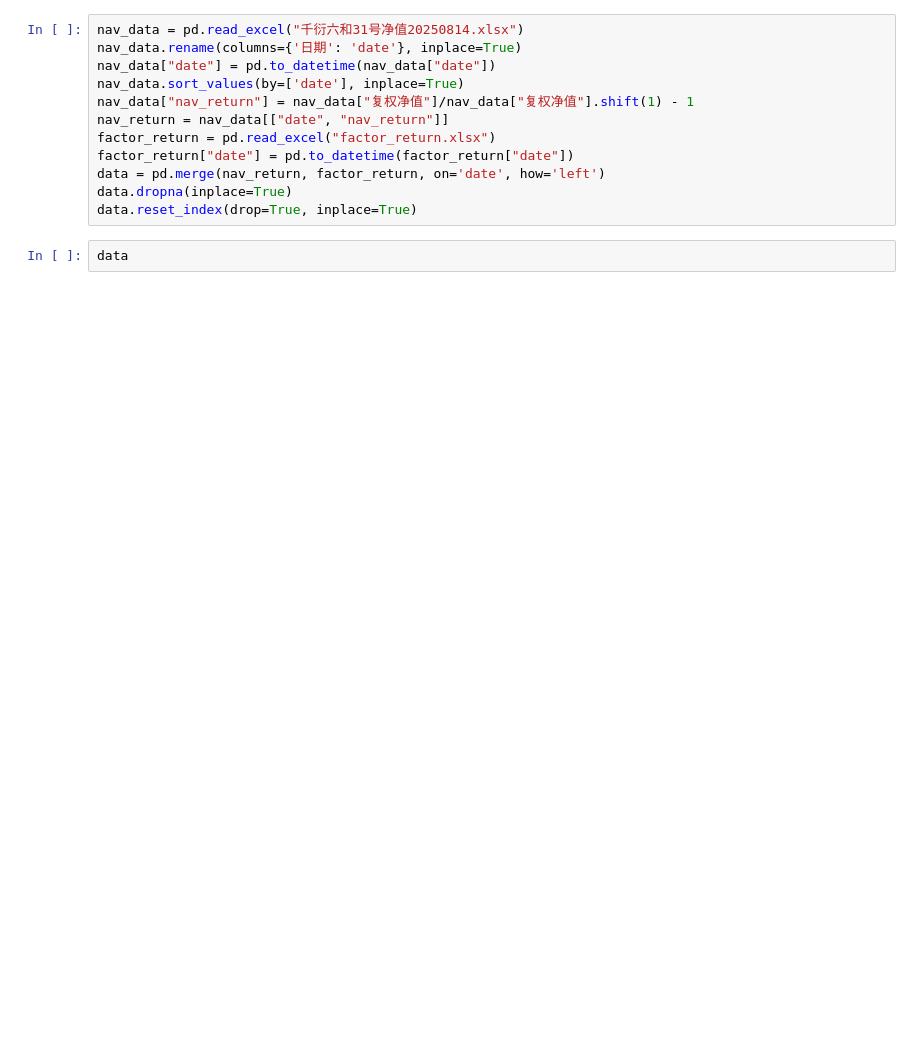
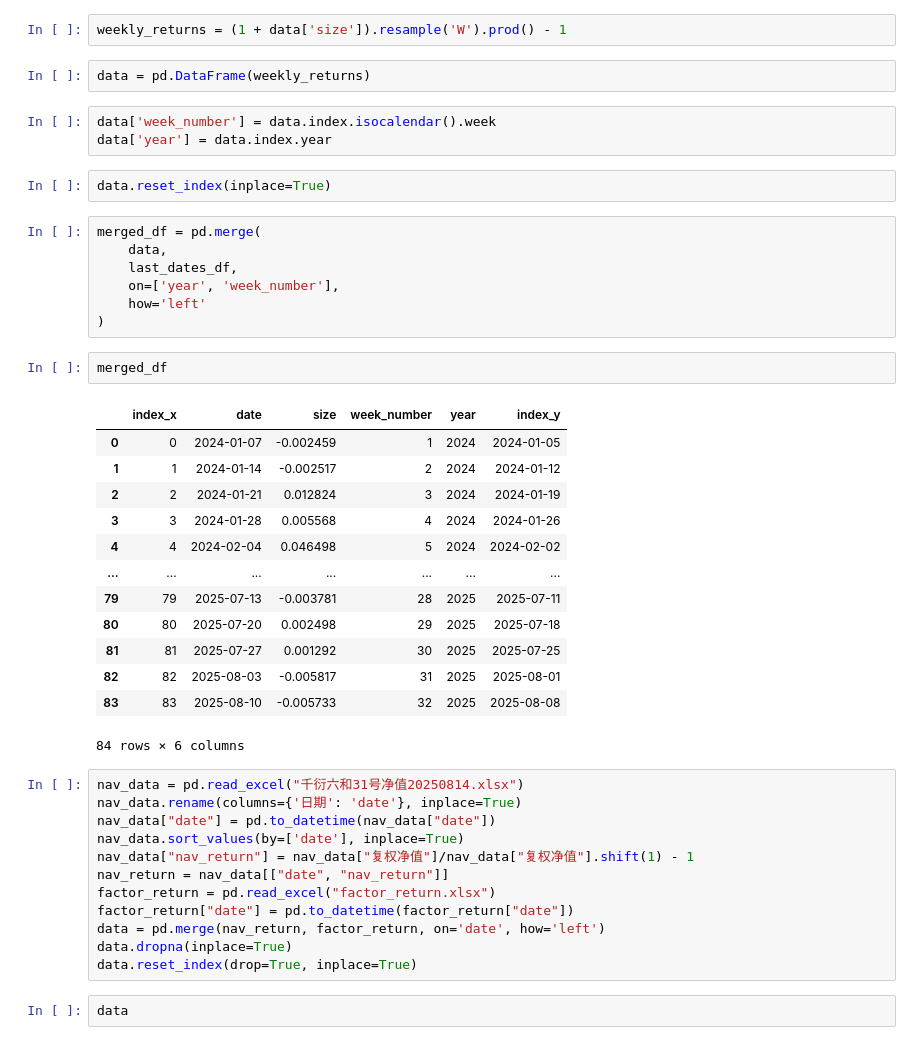
Before and after one commit to Slow-birds/Private_nav_research, a Jupyter notebook: test.ipynb, the cells around one changed output. Drawn from its saved outputs; the diff is of its cells as text; blank space fills up the shorter version.

```diff
--- a/test.ipynb
+++ b/test.ipynb
@@ -42,3 +73,35 @@ warnings.filterwarnings('ignore')
+# %%
+weekly_returns = (1 + data['size']).resample('W').prod() - 1
+# %%
+data = pd.DataFrame(weekly_returns)
+# %%
+data['week_number'] = data.index.isocalendar().week
+data['year'] = data.index.year
+# %%
+data.reset_index(inplace=True)
+# %%
+merged_df = pd.merge(
+    data,
+    last_dates_df,
+    on=['year', 'week_number'],
+    how='left'
+)
+# %%
+merged_df
+# %% [output]
+|  | index_x | date | size | week_number | year | index_y |
+| 0 | 0 | 2024-01-07 | -0.002459 | 1 | 2024 | 2024-01-05 |
+| 1 | 1 | 2024-01-14 | -0.002517 | 2 | 2024 | 2024-01-12 |
+| 2 | 2 | 2024-01-21 | 0.012824 | 3 | 2024 | 2024-01-19 |
+| 3 | 3 | 2024-01-28 | 0.005568 | 4 | 2024 | 2024-01-26 |
+| 4 | 4 | 2024-02-04 | 0.046498 | 5 | 2024 | 2024-02-02 |
+| ... | ... | ... | ... | ... | ... | ... |
+| 79 | 79 | 2025-07-13 | -0.003781 | 28 | 2025 | 2025-07-11 |
+| 80 | 80 | 2025-07-20 | 0.002498 | 29 | 2025 | 2025-07-18 |
+| 81 | 81 | 2025-07-27 | 0.001292 | 30 | 2025 | 2025-07-25 |
+| 82 | 82 | 2025-08-03 | -0.005817 | 31 | 2025 | 2025-08-01 |
+| 83 | 83 | 2025-08-10 | -0.005733 | 32 | 2025 | 2025-08-08 |
+84 rows × 6 columns
 # %%
 nav_data = pd.read_excel("千衍六和31号净值20250814.xlsx")
 nav_data.rename(columns={'日期': 'date'}, inplace=True)
```
Also changed, not shown: parts of 10 cells of this notebook.
